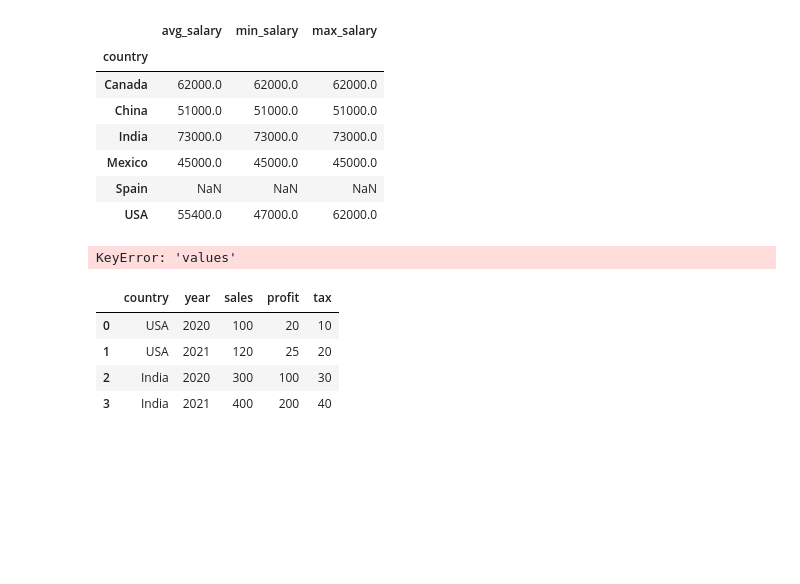
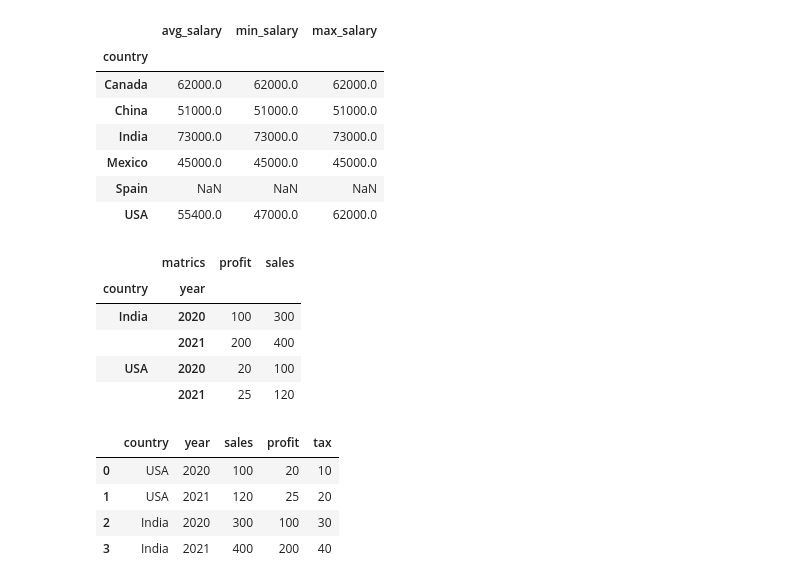
Before and after one commit to zzgirirohit001-tech/Amazon-store-work, a Jupyter notebook: jupyter/pandas.ipynb, the cells around one changed output. Drawn from its saved outputs; the diff is of its cells as text; code cells hidden in the pictures; blank space fills up the shorter version.

```diff
--- a/jupyter/pandas.ipynb
+++ b/jupyter/pandas.ipynb
@@ -498,28 +498,35 @@ df.groupby("country")["income"].agg(avg_salary = "mean",min_salary = "min",max_s
 # %%
 #want to change the format of table line wide to short by changing the row and column
 df = pd.DataFrame({
     "country" : ["USA","USA", "India","India"],
     "year" : [2020,2021,2020,2021],
     "sales" : [100,120,300,400],
     "profit" : [20,25,100,200],
     "tax" : [10,20,30,40]
 })
 
 melted_df = df.melt(
     id_vars = ["country","year"],
     value_vars = ["sales","profit"],
     var_name = "matrics",
     value_name = "value"
 )
 
 original = melted_df.pivot(
-    index = ["country","year"],
-    columns ="matrics",
-    values ="values"
+    index=["country", "year"],
+    columns="matrics",
+    values="value"
 )
 original
+# print(melted_df.columns)
+# melted_df
 # %% [output]
-KeyError: 'values'
+|  | matrics | profit | sales |
+| country | year |  |  |
+| India | 2020 | 100 | 300 |
+|  | 2021 | 200 | 400 |
+| USA | 2020 | 20 | 100 |
+|  | 2021 | 25 | 120 |
 # %%
 df
 # %% [output]
```
Also changed, not shown: parts of 1 cell of this notebook.
